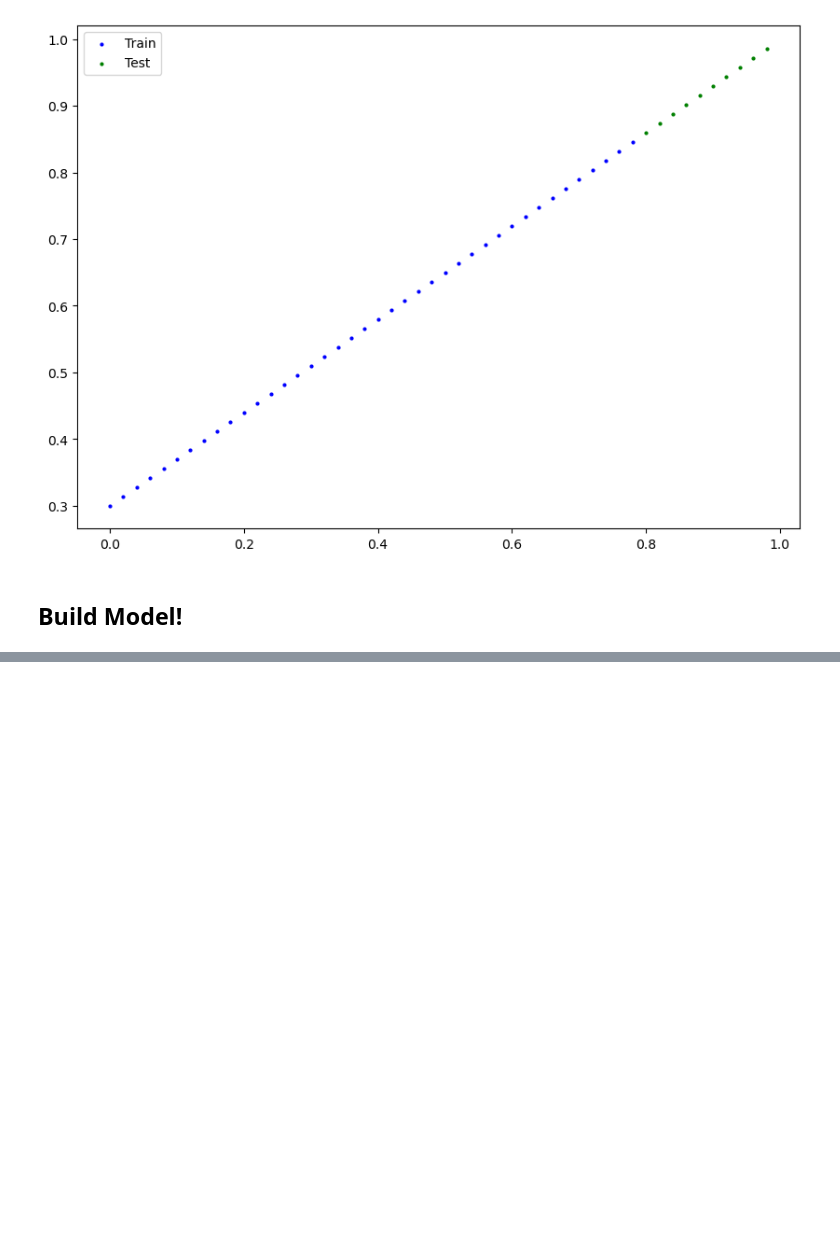
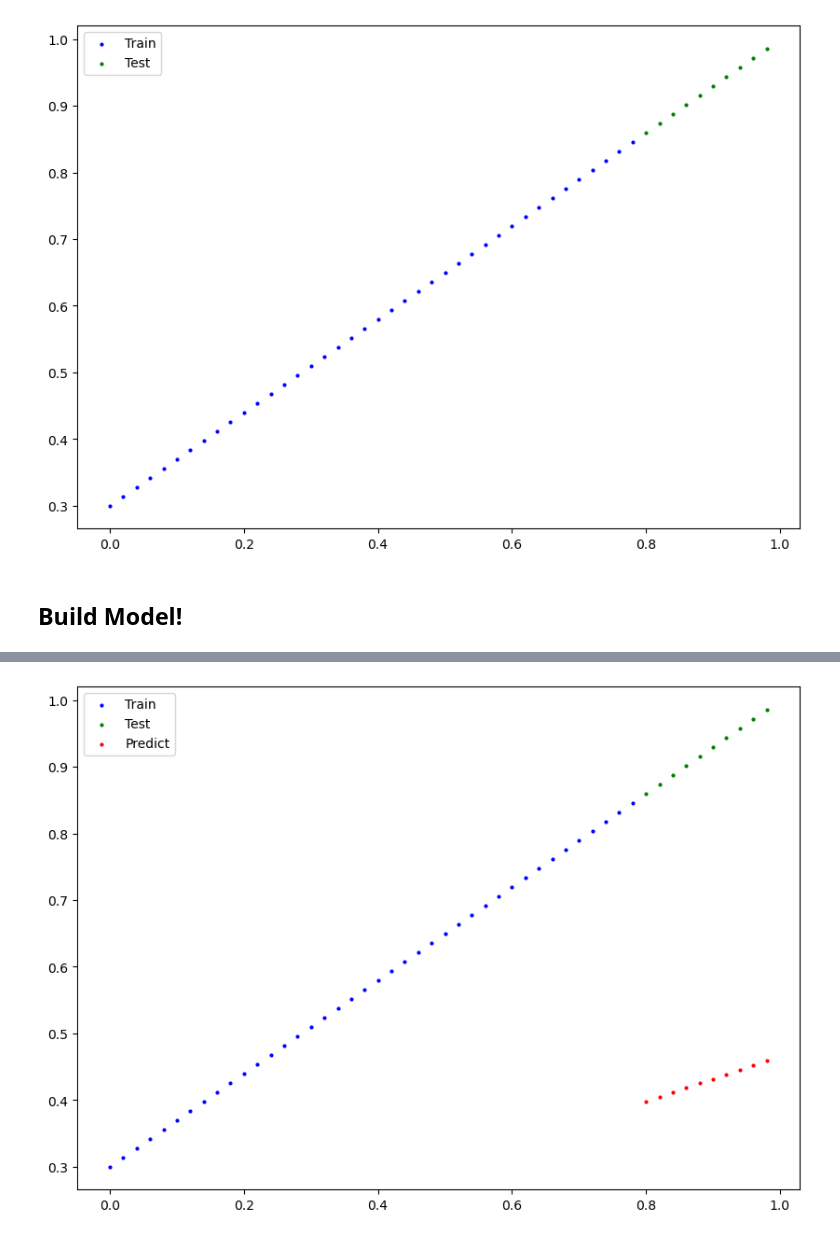
Before and after one commit to cosheimil/ml_learning, a Jupyter notebook: torch learning/01_pytorch_workflow.ipynb, the cells around one changed output, grey strips where cells are left out. Saved outputs shown, nothing was run; the diff lists cells and outputs as text; code cells hidden in the pictures; blank space fills up the shorter version.

```diff
--- a/torch learning/01_pytorch_workflow.ipynb
+++ b/torch learning/01_pytorch_workflow.ipynb
@@ -167,3 +167,9 @@ If the above sounds complex, think of like this, almost everything in a PyTorch
 *Basic building blocks of creating a PyTorch model by subclassing `nn.Module`. For objects that subclass `nn.Module`, the `forward()` method must be defined.*
 
 > **Resource:** See more of these essential modules and their uses cases in the [PyTorch Cheat Sheet](https://pytorch.org/tutorials/beginner/ptcheat.html).
+# %%
+torch.manual_seed(42)
+
+model = LinearRegression()
+
+list(model.parameters())
@@ -169,0 +186,4 @@ If the above sounds complex, think of like this, almost everything in a PyTorch
+# %%
+# Make predictions
+with torch.inference_mode():
+    y_preds = model(X_test)
@@ -169,0 +222,4 @@ If the above sounds complex, think of like this, almost everything in a PyTorch
+# %%
+plot_predictions(predictions=y_preds)
+# %% [output]
+[figure, added]
```
Also changed, not shown: parts of 12 cells of this notebook.
